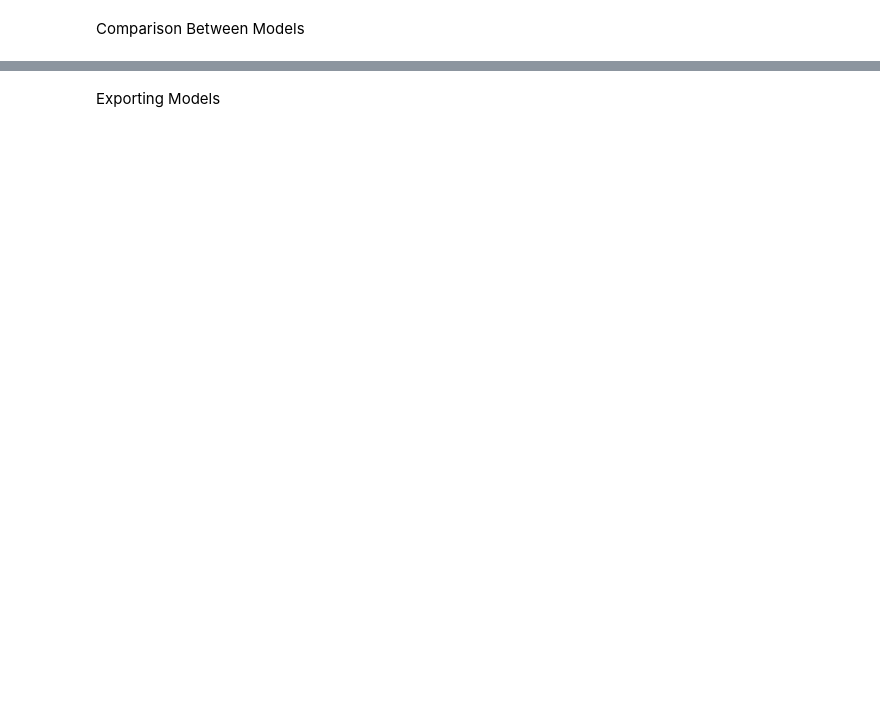
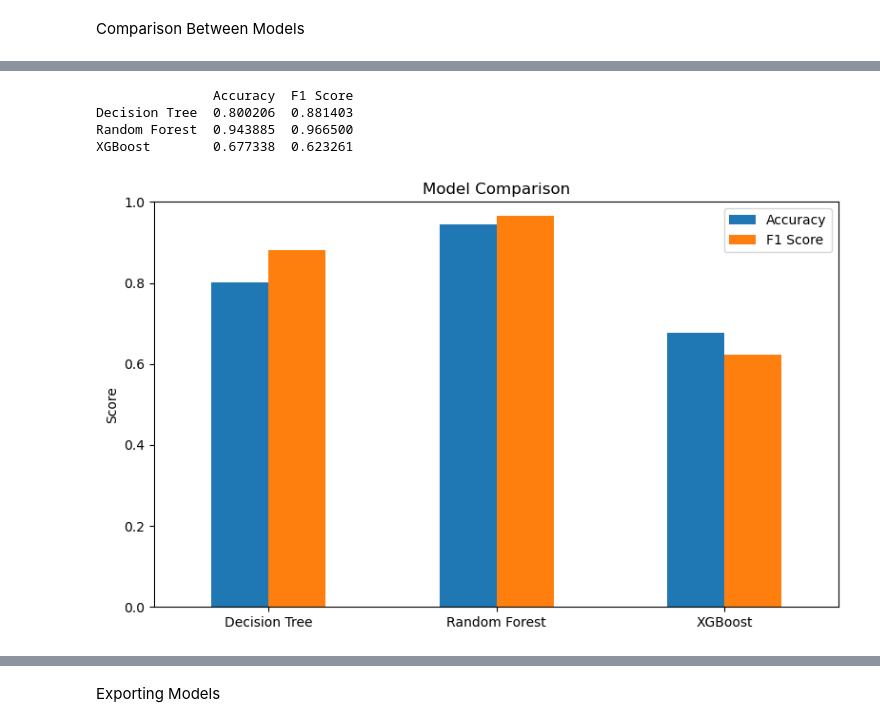
Before and after one commit to AidanSm2103/MLG382_Project_1, a Jupyter notebook: Notebooks/Risk Classification.ipynb, the cells around one changed output, grey strips where cells are left out. Saved outputs shown, nothing was run; the diff lists cells and outputs as text; code cells hidden in the pictures; blank space fills up the shorter version.

Commit message:
Configured code for model creation

```diff
--- a/Notebooks/Risk Classification.ipynb
+++ b/Notebooks/Risk Classification.ipynb
@@ -145,10 +156,10 @@ from sklearn.model_selection import GridSearchCV
 from sklearn.tree import DecisionTreeClassifier
 
 dt_params = {
-    'max_depth': [3, 5, 7, 10, None],
-    'min_samples_split': [2, 5, 10, 20],
-    'min_samples_leaf': [1, 2, 5],
-    'criterion': ['gini', 'entropy']
+    'max_depth': [3, 5, 7],
+    'min_samples_split': [5, 10],
+    'min_samples_leaf': [1, 2],
+    'criterion': ['gini']
 }
 
 dt_grid = GridSearchCV(
@@ -172,15 +187,15 @@ Random Forest
 # %%
 from sklearn.ensemble import RandomForestClassifier
 
-rf = RandomForestClassifier(
+best_rf = RandomForestClassifier(
     n_estimators=100,    # number of trees
     max_depth=10,        # max depth per tree
     random_state=42,
     n_jobs=-1            # use all CPU cores
 )
 
-rf.fit(X_train_bal, y_train_bal)
-y_pred_rf = rf.predict(X_test)
+best_rf.fit(X_train_bal, y_train_bal)
+y_pred_rf = best_rf.predict(X_test)
 
 print("RANDOM FOREST RESULTS")
 print(classification_report(y_test, y_pred_rf, target_names=le.classes_))
@@ -301,30 +311,42 @@ for name, model in [('Decision Tree', best_dt),
 # %%
 from sklearn.metrics import accuracy_score, f1_score
 
 models = {
     'Decision Tree': y_pred_dt,
     'Random Forest': y_pred_rf,
     'XGBoost':       y_pred_xgb
 }
 
-print(f"{'Model':<20} {'Accuracy':>10} {'F1 (weighted)':>15}")
-print("-" * 47)
+results = {}
+
+#print(f"{'Model':<20} {'Accuracy':>10} {'F1 (weighted)':>15}")
+#print("-" * 47)
 for name, preds in models.items():
     acc = accuracy_score(y_test, preds)
-    f1  = f1_score(y_test, preds, average='weighted')
-    print(f"{name:<20} {acc:>10.4f} {f1:>15.4f}")
-    results_df = pd.DataFrame(results).T
+    f1 = f1_score(y_test, preds, average='weighted')
+
+    results[name] = {
+        "Accuracy": acc,
+        "F1 Score": f1
+    }
+
+results_df = pd.DataFrame(results).T
+
 print(results_df)
 
-results_df.plot(kind='bar', figsize=(8, 5), colormap='Set2')
+results_df.plot(kind='bar', figsize=(8, 5))
 plt.title('Model Comparison')
 plt.ylabel('Score')
+plt.ylim(0, 1)
 plt.xticks(rotation=0)
-plt.ylim(0, 1)
-plt.legend(loc='lower right')
 plt.tight_layout()
-plt.savefig('model_comparison.png', dpi=150)
 plt.show()
+# %% [output]
+               Accuracy  F1 Score
+Decision Tree  0.800206  0.881403
+Random Forest  0.943885  0.966500
+XGBoost        0.677338  0.623261
+[figure, added]
 # %%
 tuned_models = {
     'Decision Tree (tuned)': (best_dt, X_test),
```
Also changed, not shown: parts of 10 cells of this notebook, 15 other files.
